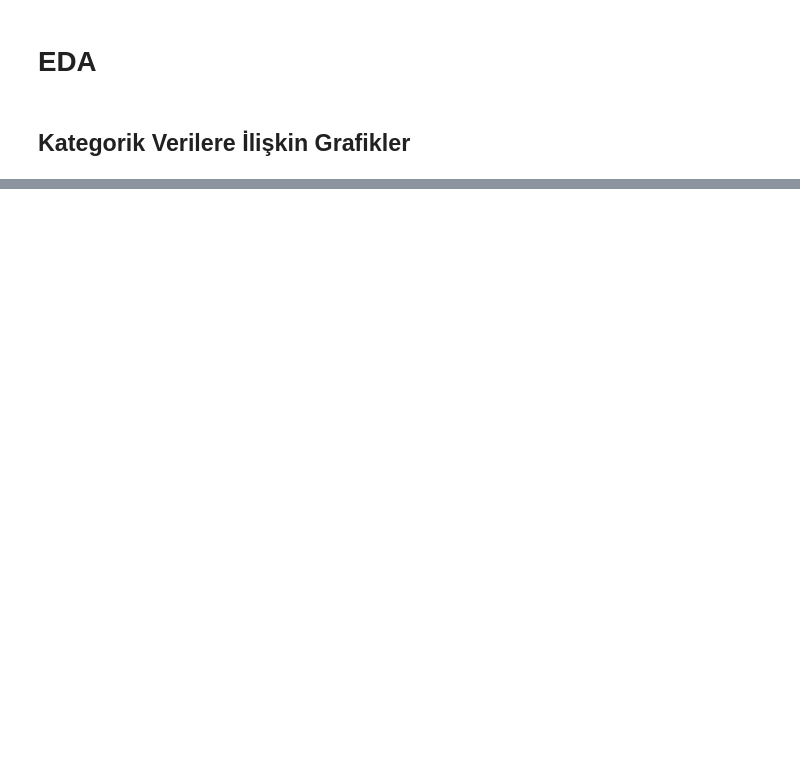
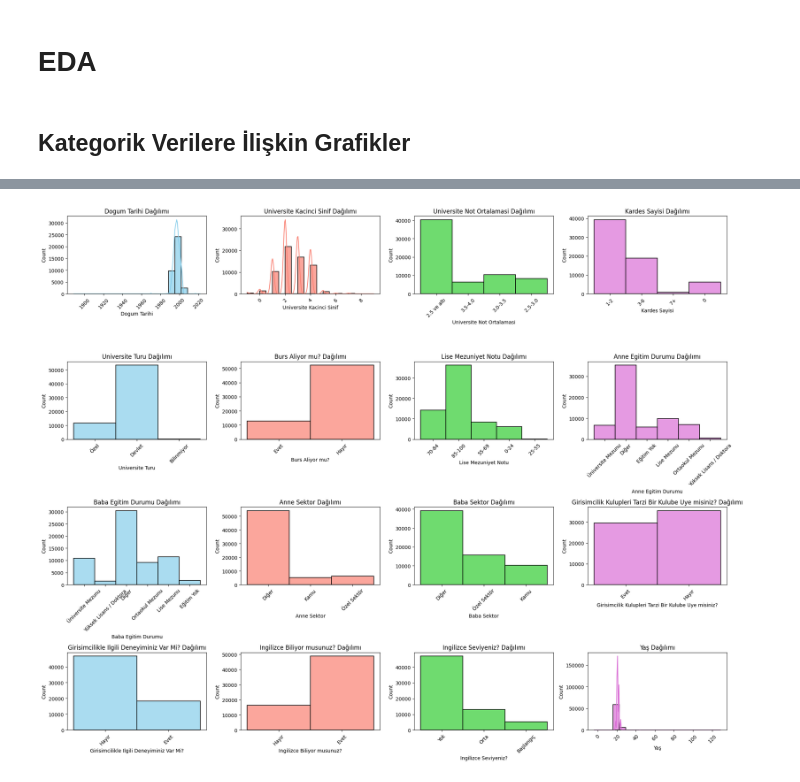
Before and after one commit to bedirhan420/B-y-kVeriliYa-amlar, a Jupyter notebook: main.ipynb, the cells around one changed output, grey strips where cells are left out. Saved outputs shown, nothing was run; the diff lists cells and outputs as text; code cells hidden in the pictures; blank space fills up the shorter version.

```diff
--- a/main.ipynb
+++ b/main.ipynb
@@ -551,8 +686,7 @@ train_df["Dogum Tarihi"].unique()
 array(['4/6/1994', '6/11/1993', '1/15/1986', ..., '10.04.2003 00:00',
        '13.12.1997 00:00', '12.11.2003 00:00'], dtype=object)
 # %%
-# Tarih formatını dönüştürme
-from datetime import datetime
+# Tarih formatlarını dönüştürme fonksiyonu
 def parse_date(date_str):
     formats = [
         '%m/%d/%Y',            # Örneğin: 4/6/1994
@@ -576,10 +710,23 @@ def parse_date(date_str):
             continue
 
     return pd.NaT
+
 # Tarih sütununu dönüştürme
 train_df['Dogum Tarihi'] = train_df['Dogum Tarihi'].apply(parse_date)
 
 # Yaş hesaplama
-train_df['Yaş'] = train_df['Dogum Tarihi'].apply(lambda x: datetime.now().year - x.year if pd.notna(x) else None)
-print(train_df["Yaş"])
+def calculate_age(birth_date, application_year):
+    if pd.notna(birth_date):
+        return application_year - birth_date.year
+    else:
+        return None
+
+# Basvuru Yili sütununda yıl bilgilerini içermesi gerektiğini varsayalım
+train_df['Yaş'] = train_df.apply(lambda row: calculate_age(row['Dogum Tarihi'], row['Basvuru Yili']), axis=1)
+
+# Medyan yaş hesaplama ve NaN değerlerle doldurma
+median_age = train_df['Yaş'].median()
+train_df['Yaş'] = train_df['Yaş'].fillna(median_age)
+
+print(train_df[['Dogum Tarihi', 'Basvuru Yili', 'Yaş']])
 # %% [output]
@@ -684,0 +807,61 @@ For example, when doing 'df[col].method(value, inplace=True)', try using 'df.met
+# %%
+df = train_df
+
+# Sütun isimleri ve renkleri
+columns = [
+    'Dogum Tarihi',
+    'Universite Kacinci Sinif',
+    'Universite Not Ortalamasi',
+    'Kardes Sayisi',
+    'Universite Turu',
+    'Burs Aliyor mu?',
+    'Lise Mezuniyet Notu',
+    'Anne Egitim Durumu',
+    'Baba Egitim Durumu',
+    'Anne Sektor',
+    'Baba Sektor',
+    'Girisimcilik Kulupleri Tarzi Bir Kulube Uye misiniz?',
+    'Girisimcilikle Ilgili Deneyiminiz Var Mi?',
+    'Ingilizce Biliyor musunuz?',
+    'Ingilizce Seviyeniz?',
+    'Yaş'
+]
+
+colors = [
+    'skyblue',
+    'salmon',
+    'limegreen',
+    'orchid',
+    'skyblue',
+    'salmon',
+    'limegreen',
+    'orchid',
+    'skyblue',
+    'salmon',
+    'limegreen',
+    'orchid',
+    'skyblue',
+    'salmon',
+    'limegreen',
+    'orchid'
+]
+
+fig, axes = plt.subplots(4, 4, figsize=(20, 16))
+
+for ax, column, color in zip(axes.flat, columns, colors):
+    if df[column].dtype == 'object':
+        sns.histplot(df[column].dropna(), bins=len(df[column].unique()), ax=ax, kde=False, color=color, edgecolor='black', alpha=0.7, linewidth=1.2)
+    else:
+        sns.histplot(df[column].dropna(), bins=20, ax=ax, kde=True, color=color, edgecolor='black', alpha=0.7, linewidth=1.2)
+
+    ax.set_title(f'{column} Dağılımı')
+
+for ax in axes.flat:
+    plt.sca(ax)
+    plt.xticks(rotation=45)
+
+plt.tight_layout()
+
+plt.show()
+# %% [output]
+[figure, added]
```
Also changed, not shown: parts of 33 cells of this notebook.
